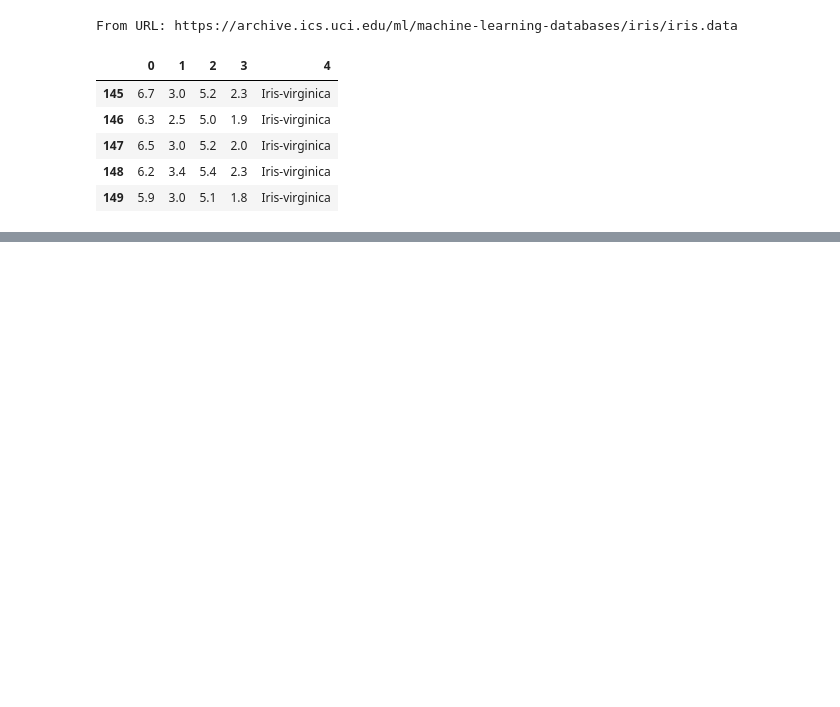
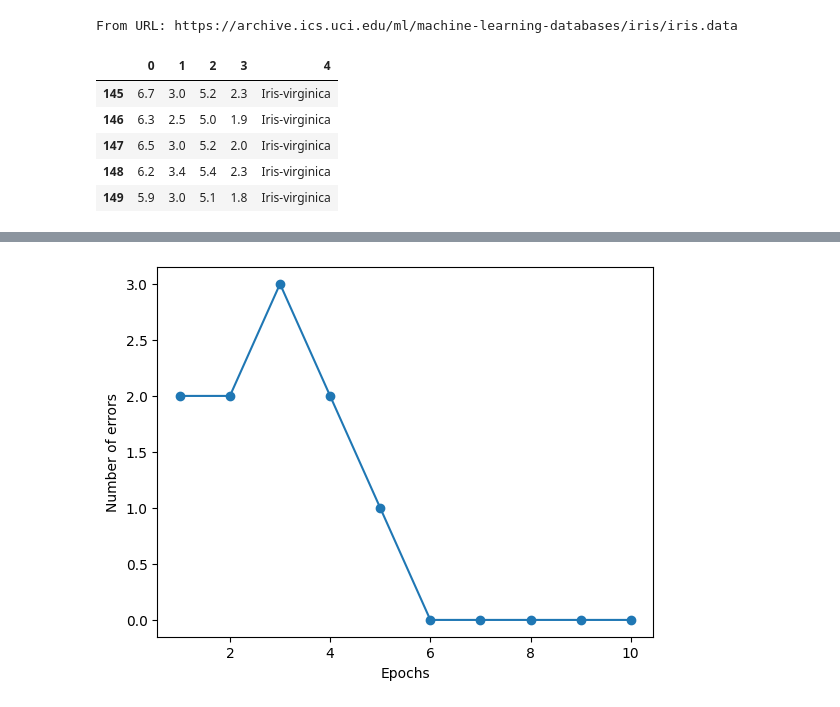
Before and after one commit to wakabame/study_pytorch, a Jupyter notebook: notebook/preceptoron_train.ipynb, the cells around one changed output, grey strips where cells are left out. Drawn from its saved outputs; the diff is of its cells as text; code cells hidden in the pictures; blank space fills up the shorter version.

```diff
--- a/notebook/preceptoron_train.ipynb
+++ b/notebook/preceptoron_train.ipynb
@@ -35,0 +39,5 @@ df.tail()
+# %%
+y = df.iloc[0: 100, 4].values
+print(type(y))
+y = np.where(y == "Iris-setosa", 0, 1)
+y
@@ -35,0 +70,8 @@ df.tail()
+# %%
+plt.plot(range(1, len(ppn.errors_) + 1), ppn.errors_, marker="o")
+plt.xlabel("Epochs")
+plt.ylabel("Number of errors")
+
+plt.show()
+# %% [output]
+[figure, added]
```
Also changed, not shown: parts of 6 cells of this notebook.
